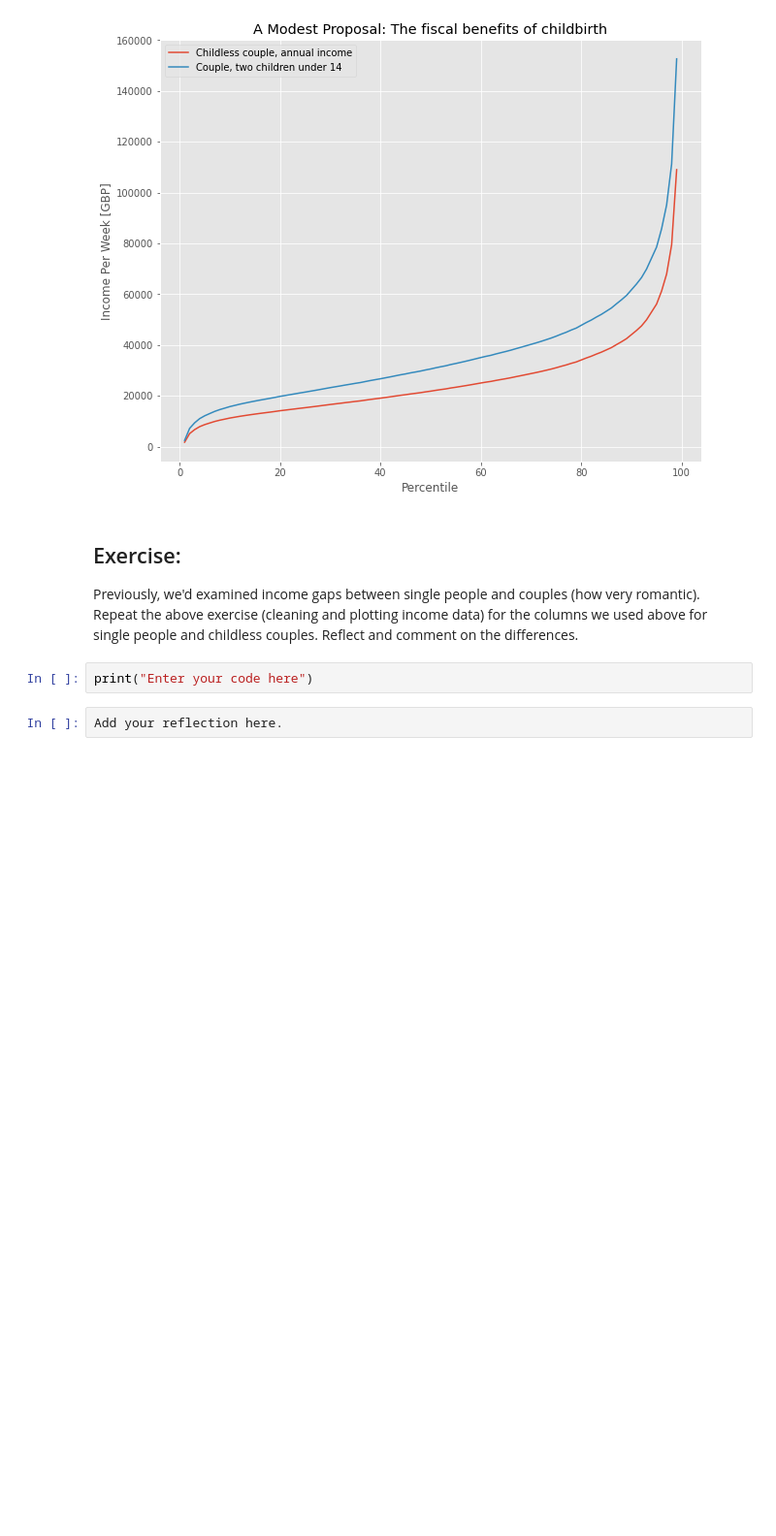
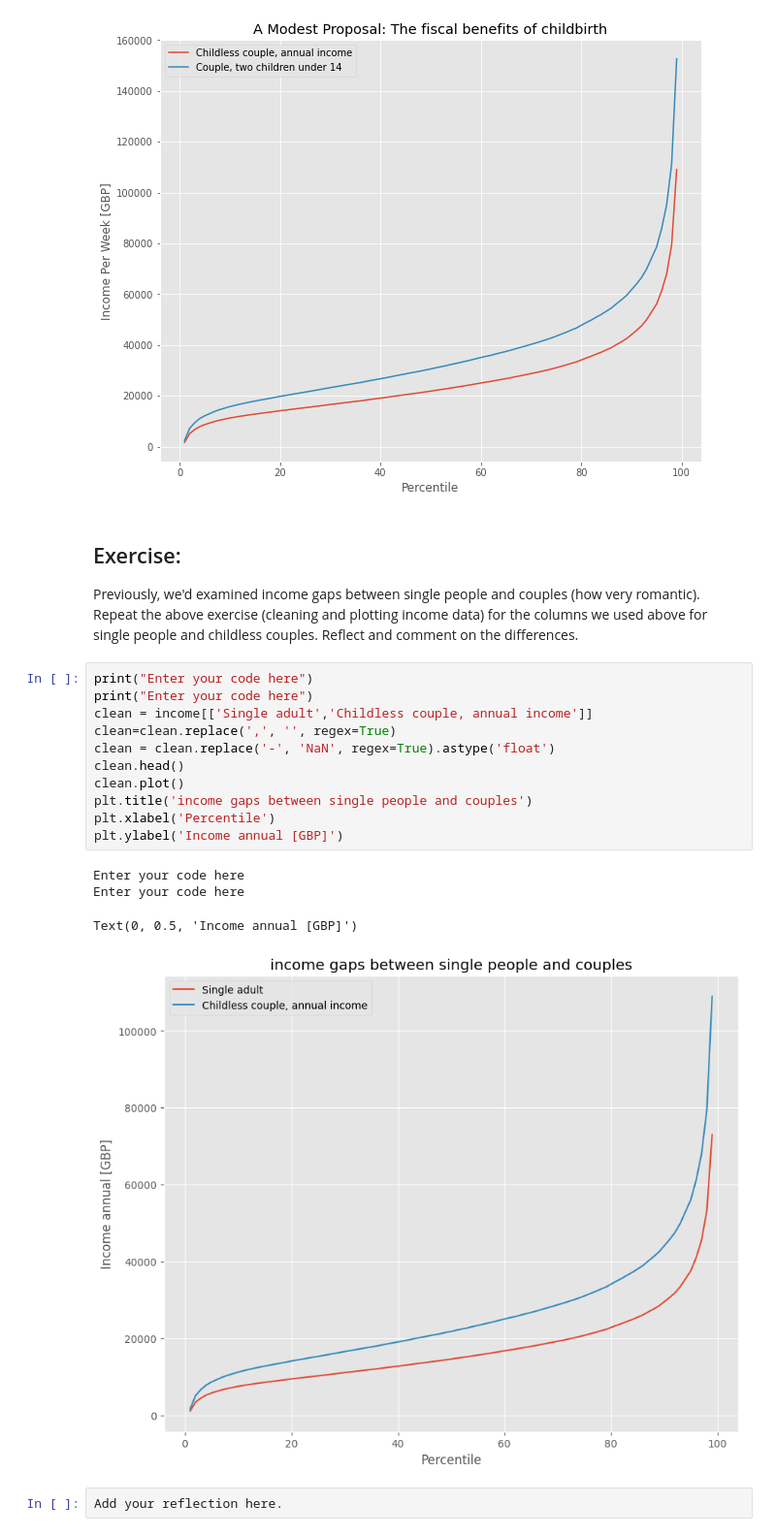
Before and after one commit to Chloe1111322/QM2, a Jupyter notebook: notebooks/W02. Pandas.ipynb, the cells around one changed output. Shown at 97% size. Drawn from its saved outputs; the diff is of its cells as text; blank space fills up the shorter version.

```diff
--- a/notebooks/W02. Pandas.ipynb
+++ b/notebooks/W02. Pandas.ipynb
@@ -306,8 +346,22 @@ Text(0, 0.5, 'Income Per Week [GBP]')
 ## Exercise:
 
 Previously, we'd examined income gaps between single people and couples (how very romantic). Repeat the above exercise (cleaning and plotting income data) for the columns we used above for single people and childless couples. Reflect and comment on the differences.
-# %%
-print("Enter your code here")
+# %%
+print("Enter your code here")
+print("Enter your code here")
+clean = income[['Single adult','Childless couple, annual income']]
+clean=clean.replace(',', '', regex=True)
+clean = clean.replace('-', 'NaN', regex=True).astype('float')
+clean.head()
+clean.plot()
+plt.title('income gaps between single people and couples')
+plt.xlabel('Percentile')
+plt.ylabel('Income annual [GBP]')
+# %% [output]
+Enter your code here
+Enter your code here
+Text(0, 0.5, 'Income annual [GBP]')
+[figure, added]
 # %%
 Add your reflection here.
 # %% [markdown]
```
Also changed, not shown: parts of 9 cells of this notebook.
